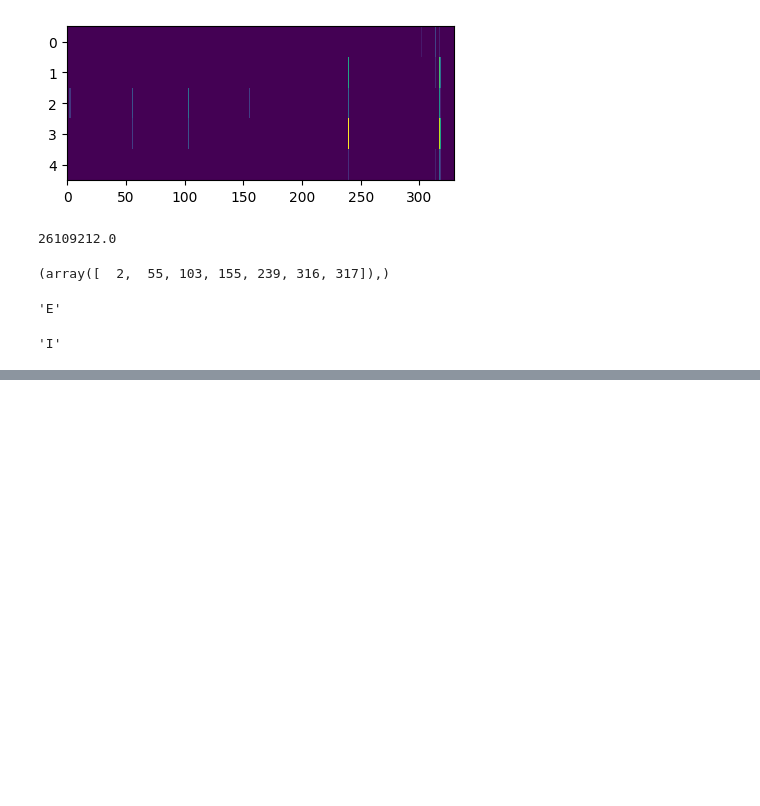
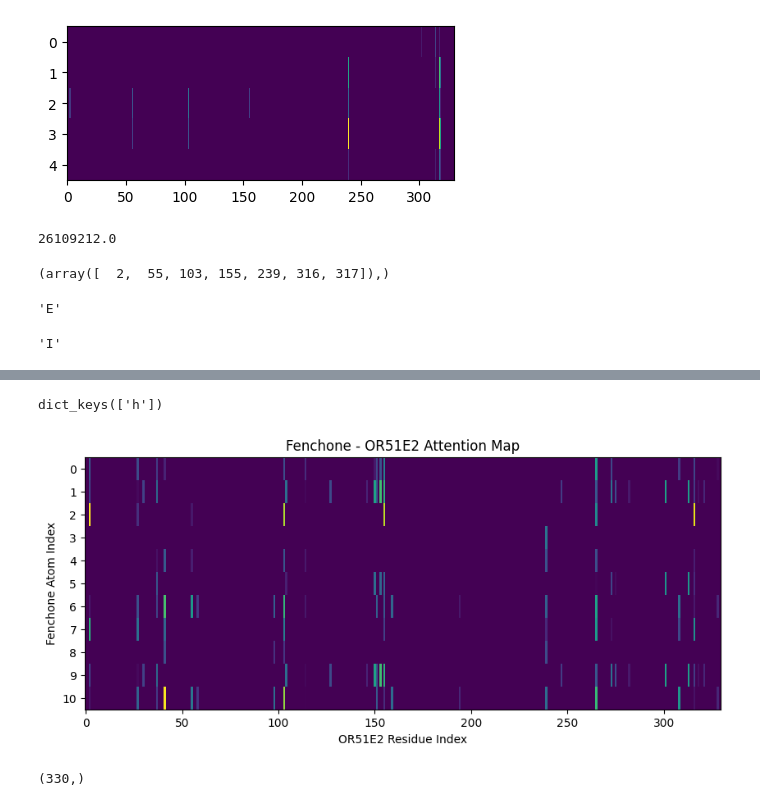
Before and after one commit to microsoft/olfaction, a Jupyter notebook: visualize_attention_maps.ipynb, the cells around one changed output, grey strips where cells are left out. Saved outputs shown, nothing was run; the diff lists cells and outputs as text; code cells hidden in the pictures; blank space fills up the shorter version.

```diff
--- a/visualize_attention_maps.ipynb
+++ b/visualize_attention_maps.ipynb
@@ -253,0 +298,22 @@ seq[103]
+# %%
+def process_graphs(odorants, smiles_to_g):
+    from dgl import batch
+    graphs = []
+    for odorant in odorants:
+        g = smiles_to_g(odorant)
+        g = g.to(args['device'])
+        graphs.append(g)
+    batched_graphs = batch(graphs)
+
+    ## define node mask for set of ligands provided
+    max_node_len = max([g.number_of_nodes() for g in graphs])
+
+    ## define node mask for set of ligands provided
+    graph_mask = torch.zeros((len(graphs), max_node_len))
+    for idx in range(len(graphs)):
+        graph_mask[idx, :graphs[idx].num_nodes()] = 1
+
+    return batched_graphs, graph_mask, max_node_len
+
+
+batched_graphs, graph_mask, max_node_len = process_graphs(odorants, smiles_to_g)
@@ -253,0 +366,32 @@ seq[103]
+# %%
+# CC1(C2CCC(C2)(C1=O)C)C
+## get atom ids for each node in batched_graphs (DGL batched graph object)
+batched_graphs.ndata['h'].shape
+batched_graphs.ndata.keys()
+# %% [output]
+dict_keys(['h'])
+# %%
+node_feats = batched_graphs.ndata.pop('h').to(args['device'])
+
+seq_masks = seq_masks.to(args['device'])
+graph_mask = graph_mask.to(args['device'])
+
+# prot_attention_maps: query is protein, key is ligand
+# mol_attention_maps: query is ligand, key is protein
+with torch.no_grad():
+    prot_attention_maps, mol_attention_maps = model.generate_attention_maps(bg=batched_graphs, feats=node_feats, add_feats=seq_embeddings, node_mask=graph_mask, seq_mask=seq_masks)
+
+import matplotlib.pyplot as plt
+fig, ax = plt.subplots(figsize=(10, 4))
+ax.imshow(mol_attention_maps[0].cpu().numpy(), interpolation='nearest')
+ax.set_aspect('auto')
+
+# Set y-axis tick labels as integer indices
+yticks = range(mol_attention_maps.shape[1])
+plt.yticks(yticks)
+plt.title('Fenchone - OR51E2 Attention Map')
+plt.ylabel('Fenchone Atom Index')
+plt.xlabel('OR51E2 Residue Index')
+plt.show()
+# %% [output]
+[figure, added]
@@ -253,0 +420,4 @@ seq[103]
+# %%
+per_residue_entropy.shape
+# %% [output]
+(330,)
```
Also changed, not shown: parts of 16 cells of this notebook, 3 other files.
